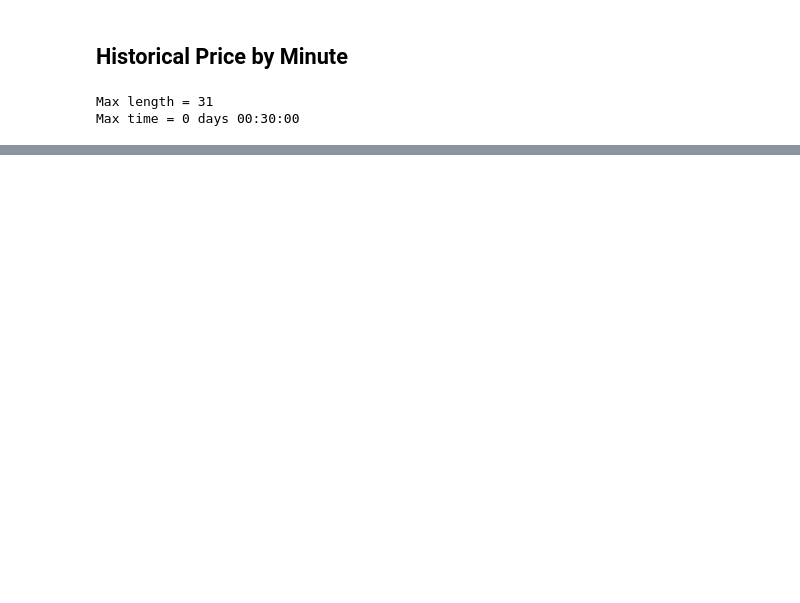
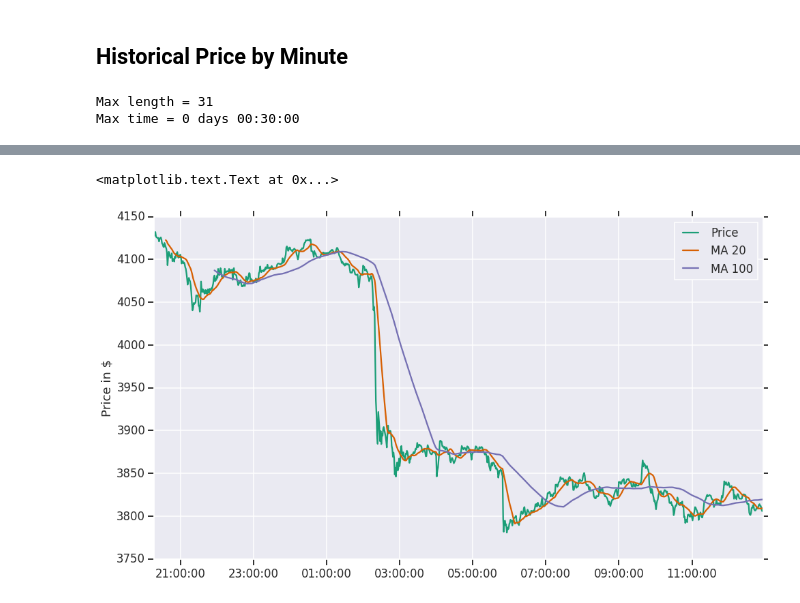
Before and after one commit to ostapkharysh/CryptoTradingBot, a Jupyter notebook: CryptoDataMiner.ipynb, the cells around one changed output, grey strips where cells are left out. Cells and saved outputs as stored; diff of their text form; code cells hidden in the pictures; blank space fills up the shorter version.

```diff
--- a/CryptoDataMiner.ipynb
+++ b/CryptoDataMiner.ipynb
@@ -76,0 +84,4 @@ plt.show()
+# %%
+date_df = df[['timestamp']]
+# %%
+df = df[['close']]
@@ -76,0 +97,3 @@ plt.show()
+# %%
+short_rolling = df.rolling(window=20).mean()
+short_rolling.head()
@@ -76,0 +107,4 @@ plt.show()
+# %%
+# Calculating the long-window simple moving average
+long_rolling = df.rolling(window=100).mean()
+long_rolling.tail()
@@ -76,0 +118,13 @@ plt.show()
+# %%
+rcParams['figure.figsize'] = 15, 4
+
+fig, ax = plt.subplots(figsize=(16,9))
+
+ax.plot(date_df.timestamp, df.close, label='Price')
+ax.plot(date_df.timestamp, short_rolling, label= 'MA 20')
+ax.plot(date_df.timestamp, long_rolling, label = 'MA 100')
+ax.legend(loc='best')
+ax.set_ylabel('Price in $')
+# %% [output]
+<matplotlib.text.Text at 0x...>
+[figure, added]
```
Also changed, not shown: parts of 22 cells of this notebook, 1 other file.
